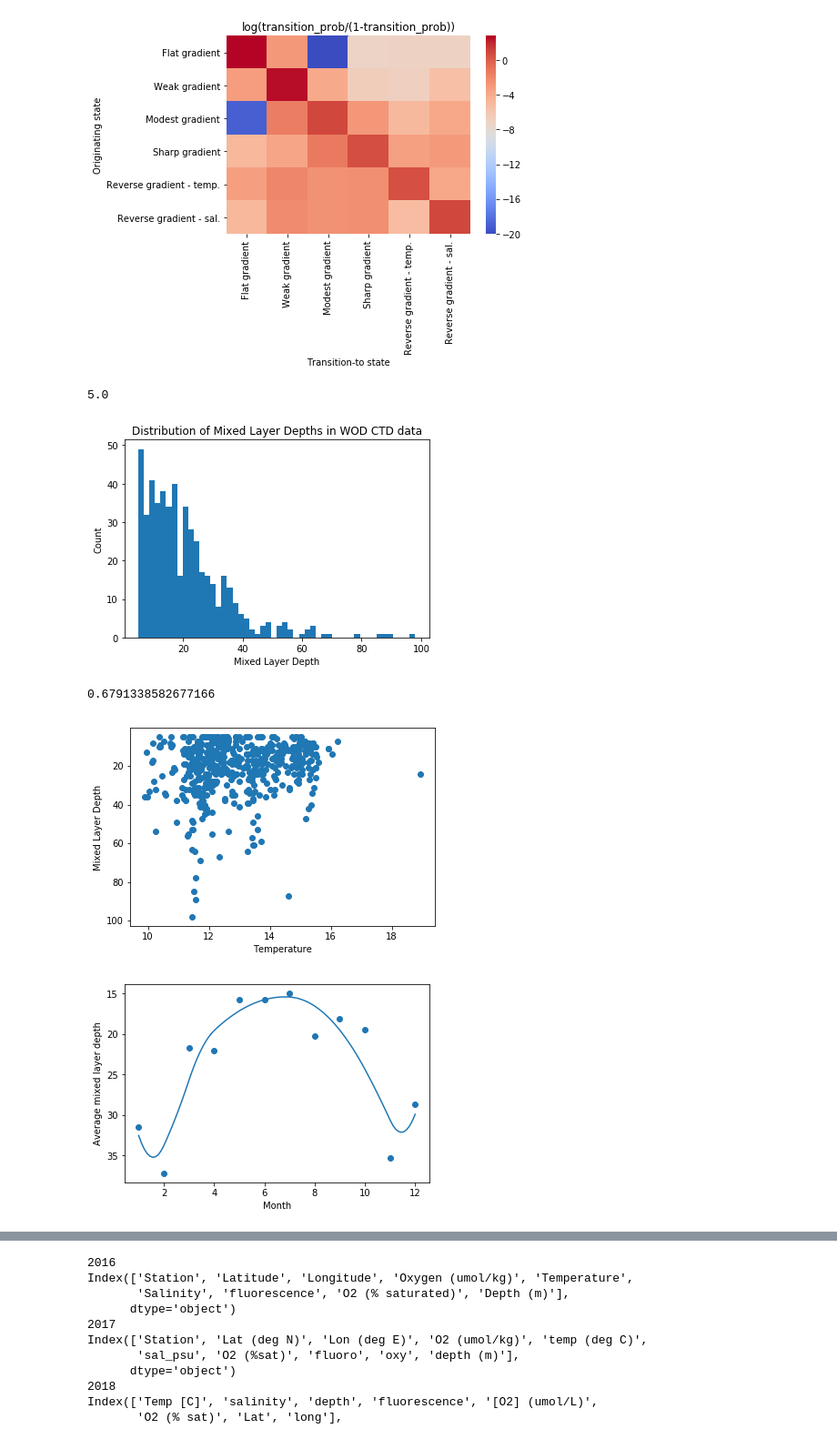
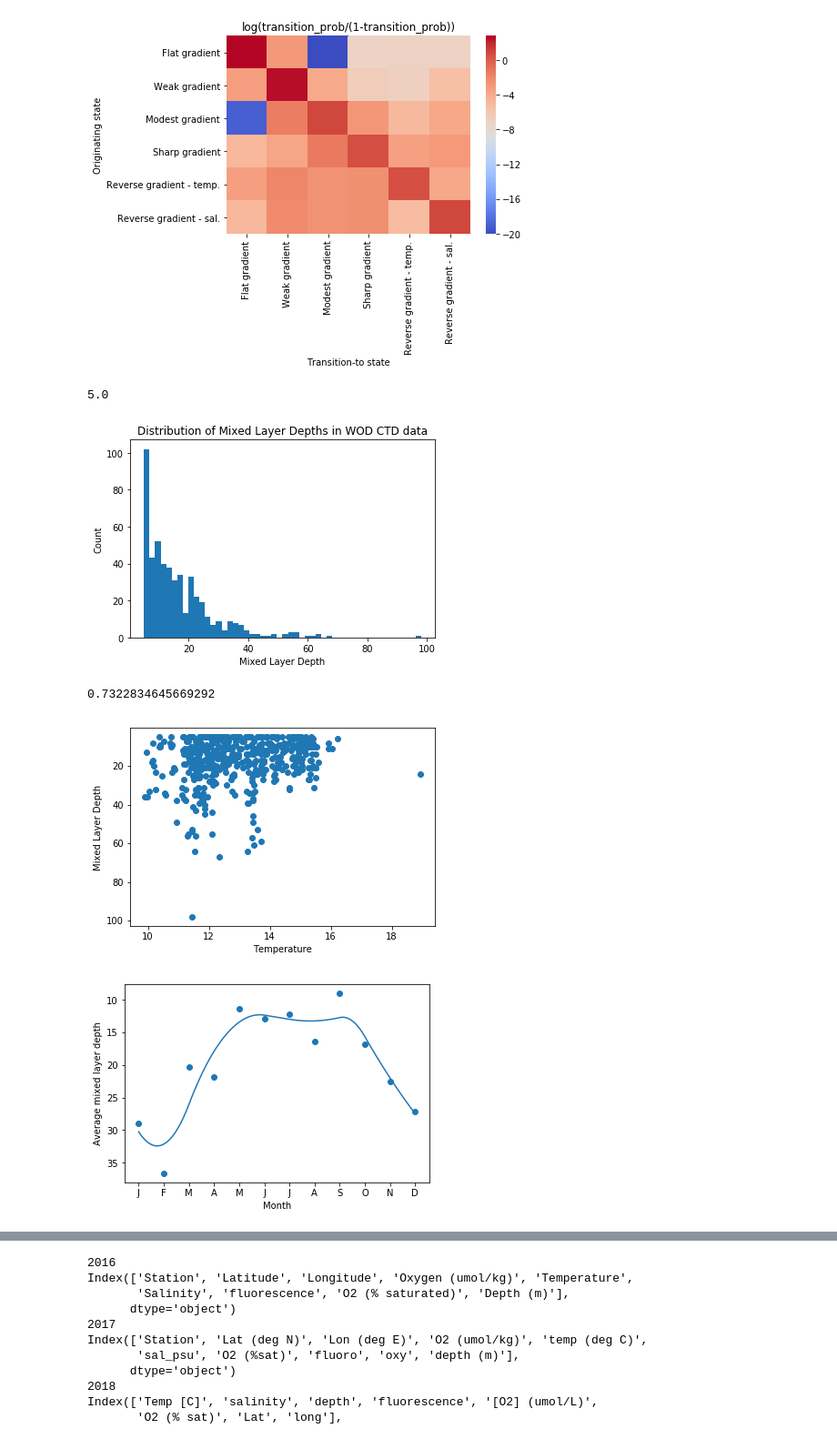
Before and after one commit to AvantiShri/ess151project, a Jupyter notebook: OceanLayersHmm.ipynb, the cells around one changed output, grey strips where cells are left out. Shown at 91% size. Cells and saved outputs as stored; diff of their text form; code cells hidden in the pictures.

```diff
--- a/OceanLayersHmm.ipynb
+++ b/OceanLayersHmm.ipynb
@@ -391,13 +391,12 @@ the_hmm.fit(concat_obs, all_lengths)
 #annotate all the regions
 def get_annot_chunks(viterbi_annot, min_z):
   state_to_chunks = defaultdict(list)
-  last_state = None
+  last_state = viterbi_annot[0]
   last_state_transidx = min_z
-  for idx,state in enumerate(list(viterbi_annot)+[None]):
+  for idx,state in enumerate(list(viterbi_annot)[1:]+[None]):
     if (state != last_state):
-      if (last_state is not None):
-        state_to_chunks[last_state].append((last_state_transidx, idx+min_z))
-        last_state_transidx = idx+min_z
+      state_to_chunks[last_state].append((last_state_transidx, idx+1+min_z))
+      last_state_transidx = idx+1+min_z
     last_state = state
   return state_to_chunks
 
@@ -537,40 +536,44 @@ plt.show()
 # %%
 #annotate all the regions
 def compute_mld(cast):
+
+
+  layer1neededsize = 8
+
   assert hasattr(cast, 'annot_chunks')
   annot_chunks = cast.annot_chunks
   #first identify start of mixed layer
   ml_start = np.inf
   #If has an instance of state 0 within first 20m
   if (annot_chunks[0][0][0] <= 20):
-    ml_start = annot_chunks[0][0][0]
+    ml_start = annot_chunks[0][0][0] #set that to the mixed layer start
   else:
     #if have a weak gradient but it's a shortish layer
-    if (annot_chunks[1][0][0] <= 20 and (annot_chunks[1][0][1]-annot_chunks[1][0][0]) <= 20 ):
+    if (annot_chunks[1][0][0] <= 20 and (annot_chunks[1][0][1]-annot_chunks[1][0][0]) < layer1neededsize ):
       ml_start = annot_chunks[1][0][0]
 
   #Look for clean breaks
   first_break = np.inf
-  if 2 in annot_chunks:
-    first_break = min([x[0]
-                   for x in annot_chunks[2] if x[0] > ml_start ]+[first_break])
-  if 3 in annot_chunks:
-    first_break = min([x[0]
-                      for x in annot_chunks[3] if x[0] > ml_start]+[first_break])
+  for sharp_break_idx in [2,3,4,5]: #any of these states can constitute a sharp break
+    if sharp_break_idx in annot_chunks:
+      first_break = min([x[0]
+                     for x in annot_chunks[sharp_break_idx] if x[0] > ml_start]+[first_break])
+
+  #the state1 layer can also represent a break if it is thick enough
   if 1 in annot_chunks: #check for weak gradients but require substantial state thickness
     first_break = min([x[0]
                        for x in annot_chunks[1] if x[0] > ml_start
-                       and (x[1]-x[0]) >= 10 ]+[first_break])
+                       and (x[1]-x[0]) >= layer1neededsize ]+[first_break])
 
   if (first_break <= 200): # if the break occurs within first 200 m
     mld = first_break #use that as the mld
   else:
-    mld = cast.annot_min_z
+    mld = cast.annot_min_z #otherwise assume we passed the mld by first measurement
 
   cast.mld = mld
-  #identify breaks occuring at least 20m after mixed layer, if any
+  #identify sharp breaks occuring at least 20m after mixed layer, if any
   state_to_breaks_after_mld = {}
-  for state in [2,3]:
+  for state in [2,3,4,5]:
     breaks_after_mld = [x for x in annot_chunks[state]
                         if x[0] > mld+20]
     if (len(breaks_after_mld) > 0):
@@ -594,30 +597,32 @@ plt.show()
 np.mean([x.has_breaks_after_mld for x in casts])
 # %% [output]
 5.0
-[figure, old version]
+[figure, new version]
-0.6791338582677166
+0.7322834645669292
 # %%
 plt.scatter([x.get_smoothed('Temperature', 5) for x in casts], [x.mld for x in casts])
 plt.ylabel("Mixed Layer Depth")
 plt.xlabel("Temperature")
 plt.gca().invert_yaxis()
 plt.show()
 
 month_to_mld = [list() for i in range(12)]
 for cast in casts:
   month = int(str(cast.date)[4:6])
   month_to_mld[month-1].append(cast.mld)
 
 mean_mld_per_month = np.array([np.mean(x) for x in month_to_mld])
 mldspline = UnivariateSpline(np.arange(1,13), mean_mld_per_month, k=2, s=100)
 plt.scatter(np.arange(1,13), mean_mld_per_month)
 plt.plot(np.linspace(1,12,100), mldspline(np.linspace(1,12,100)))
 plt.xlabel("Month")
+plt.xticks(np.arange(12)+1)
+plt.gca().set_xticklabels("JFMAMJJASOND")
 plt.ylabel("Average mixed layer depth")
 plt.gca().invert_yaxis()
 plt.show()
 # %% [output]
-[figure, old version]
+[figure, new version]
-[figure, old version]
+[figure, new version]
 # %%
 """for cast_idx,cast in enumerate(casts):
```
Also changed, not shown: parts of 7 cells of this notebook.
